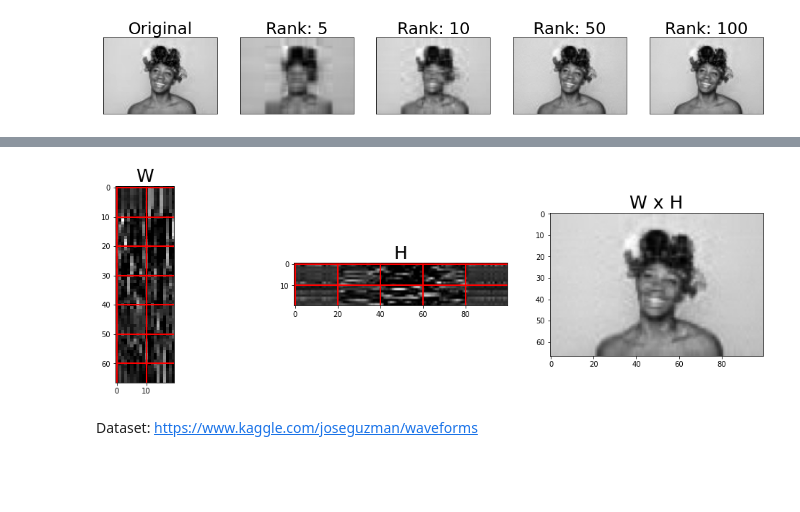
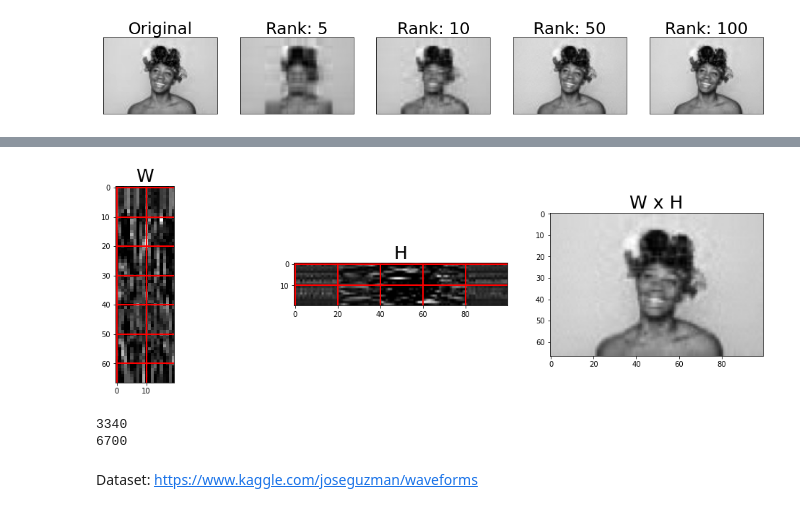
Before and after one commit to akcarsten/Non_Negative_Matrix_Factorization, a Jupyter notebook: Non_Negative_Matrix_Factorization.ipynb, the cells around one changed output, grey strips where cells are left out. Drawn from its saved outputs; the diff is of its cells as text; code cells hidden in the pictures; blank space fills up the shorter version.

```diff
--- a/Non_Negative_Matrix_Factorization.ipynb
+++ b/Non_Negative_Matrix_Factorization.ipynb
@@ -27,11 +29,14 @@ def do_nnmf(V, rank=10, iter=10):
     W = np.abs(np.random.randn(1, n, rank))[0]
     H = np.abs(np.random.randn(1, rank, m))[0]
 
+    loss = []
     for i in range(iter):
         H = update_H(W, H, V)
         W = update_W(W, H, V)
 
-    return H, W
+        loss.append(sum(sum((V - (W.dot(H)))**2)))
+
+    return H, W, loss
 # %%
 img = plt.imread("./images/small.jpg")
 V = img[:, :, 1] # only use one ccolor channel
@@ -66,23 +101,29 @@ plt.show()
 # %%
-H, W = do_nnmf(V, rank=20, iter=1000)
+H, W, _ = do_nnmf(V, rank=20, iter=1000)
 V_rec = W.dot(H)
 
 fig, ax = plt.subplots(1, 3, figsize=[18, 5])
 
 ax[0].imshow(W, cmap='gray')
 ax[0].grid(color='r', linestyle='-', linewidth=2)
 ax[0].set_title('W', fontsize=25)
 
 ax[1].imshow(H, cmap='gray')
 ax[1].grid(color='r', linestyle='-', linewidth=2)
 ax[1].set_title('H', fontsize=25)
 
 ax[2].imshow(V_rec, cmap='gray')
 ax[2].set_title('W x H', fontsize=25)
 
 plt.show()
 # %% [output]
-[figure, old version]
+[figure, new version]
+# %%
+print(W.shape[0] * W.shape[1] + H.shape[0] * H.shape[1])
+print(V.shape[0] * V.shape[1])
+# %% [output]
+3340
+6700
 # %% [markdown]
 Dataset: https://www.kaggle.com/joseguzman/waveforms
 # %%
```
Also changed, not shown: parts of 8 cells of this notebook.
